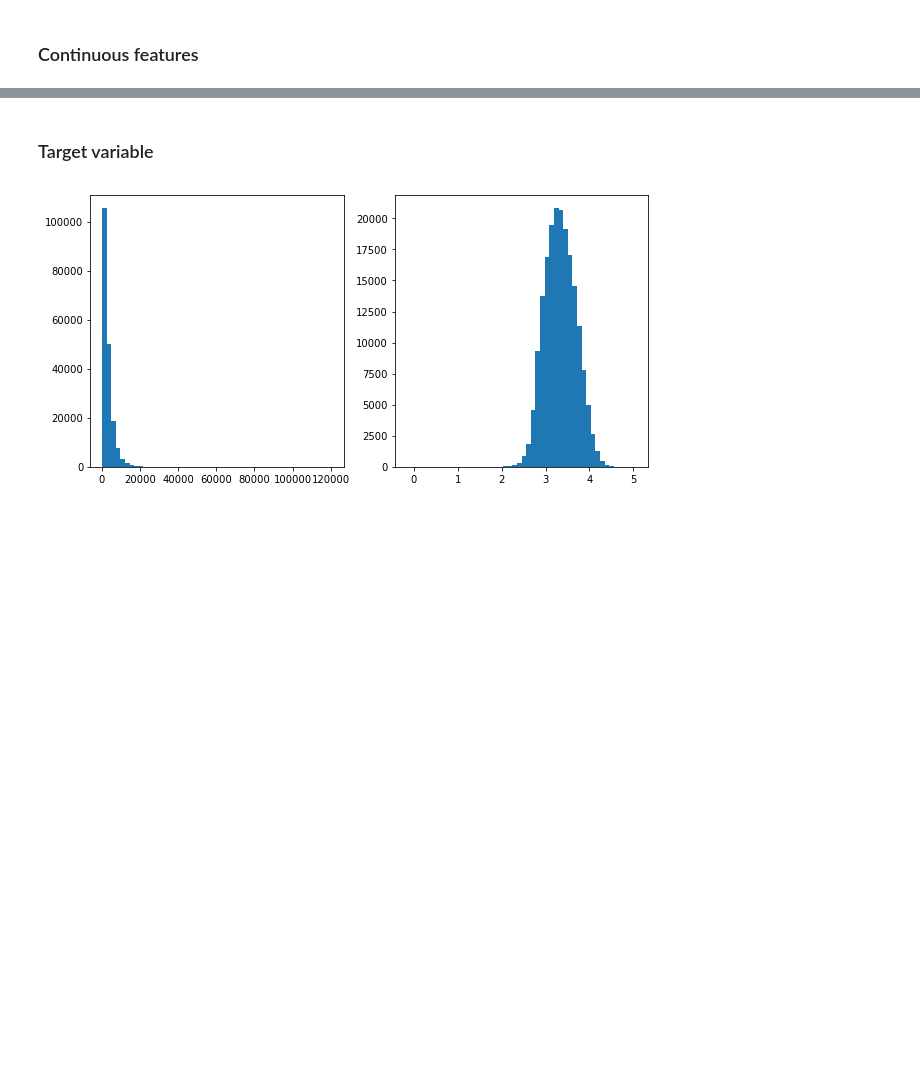
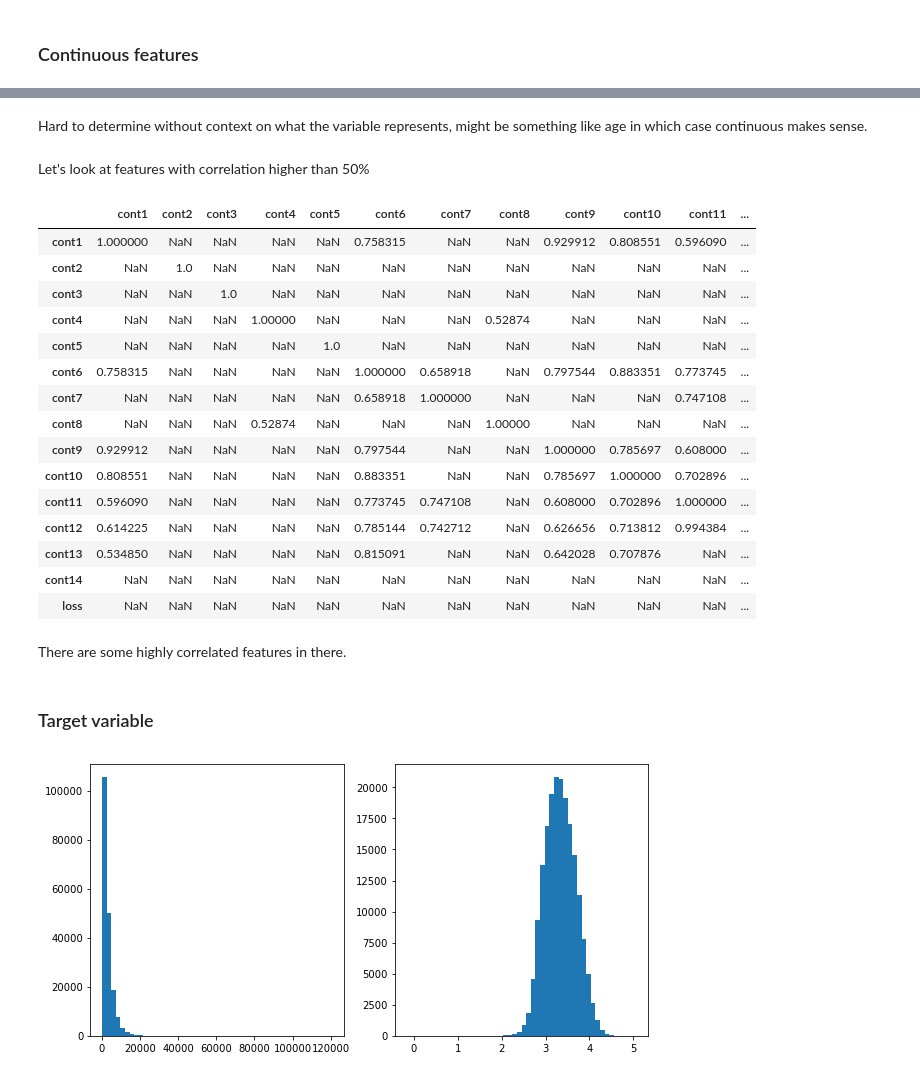
Before and after one commit to WoutAarts/portfolio, a Jupyter notebook: kaggle_insurance.ipynb, the cells around one changed output, grey strips where cells are left out. Cells and saved outputs as stored; diff of their text form; code cells hidden in the pictures; blank space fills up the shorter version.

```diff
--- a/kaggle_insurance.ipynb
+++ b/kaggle_insurance.ipynb
@@ -70,3 +118,29 @@ dtype: int64
+# %% [markdown]
+Hard to determine without context on what the variable represents, might be something like age in which case continuous makes sense.
+# %% [markdown]
+Let's look at features with correlation higher than 50%
+# %%
+cor = train[cont_features + ['loss']].corr()
+cor[np.abs(cor)>0.5]
+# %% [output]
+|  | cont1 | cont2 | cont3 | cont4 | cont5 | cont6 | cont7 | cont8 | cont9 | cont10 | cont11 | ... |
+| cont1 | 1.000000 | NaN | NaN | NaN | NaN | 0.758315 | NaN | NaN | 0.929912 | 0.808551 | 0.596090 | ... |
+| cont2 | NaN | 1.0 | NaN | NaN | NaN | NaN | NaN | NaN | NaN | NaN | NaN | ... |
+| cont3 | NaN | NaN | 1.0 | NaN | NaN | NaN | NaN | NaN | NaN | NaN | NaN | ... |
+| cont4 | NaN | NaN | NaN | 1.00000 | NaN | NaN | NaN | 0.52874 | NaN | NaN | NaN | ... |
+| cont5 | NaN | NaN | NaN | NaN | 1.0 | NaN | NaN | NaN | NaN | NaN | NaN | ... |
+| cont6 | 0.758315 | NaN | NaN | NaN | NaN | 1.000000 | 0.658918 | NaN | 0.797544 | 0.883351 | 0.773745 | ... |
+| cont7 | NaN | NaN | NaN | NaN | NaN | 0.658918 | 1.000000 | NaN | NaN | NaN | 0.747108 | ... |
+| cont8 | NaN | NaN | NaN | 0.52874 | NaN | NaN | NaN | 1.00000 | NaN | NaN | NaN | ... |
+| cont9 | 0.929912 | NaN | NaN | NaN | NaN | 0.797544 | NaN | NaN | 1.000000 | 0.785697 | 0.608000 | ... |
+| cont10 | 0.808551 | NaN | NaN | NaN | NaN | 0.883351 | NaN | NaN | 0.785697 | 1.000000 | 0.702896 | ... |
+| cont11 | 0.596090 | NaN | NaN | NaN | NaN | 0.773745 | 0.747108 | NaN | 0.608000 | 0.702896 | 1.000000 | ... |
+| cont12 | 0.614225 | NaN | NaN | NaN | NaN | 0.785144 | 0.742712 | NaN | 0.626656 | 0.713812 | 0.994384 | ... |
+| cont13 | 0.534850 | NaN | NaN | NaN | NaN | 0.815091 | NaN | NaN | 0.642028 | 0.707876 | NaN | ... |
+| cont14 | NaN | NaN | NaN | NaN | NaN | NaN | NaN | NaN | NaN | NaN | NaN | ... |
+| loss | NaN | NaN | NaN | NaN | NaN | NaN | NaN | NaN | NaN | NaN | NaN | ... |
+# %% [markdown]
+There are some highly correlated features in there.
 # %% [markdown]
 ### Target variable
 # %%
```
Also changed, not shown: parts of 15 cells of this notebook.
